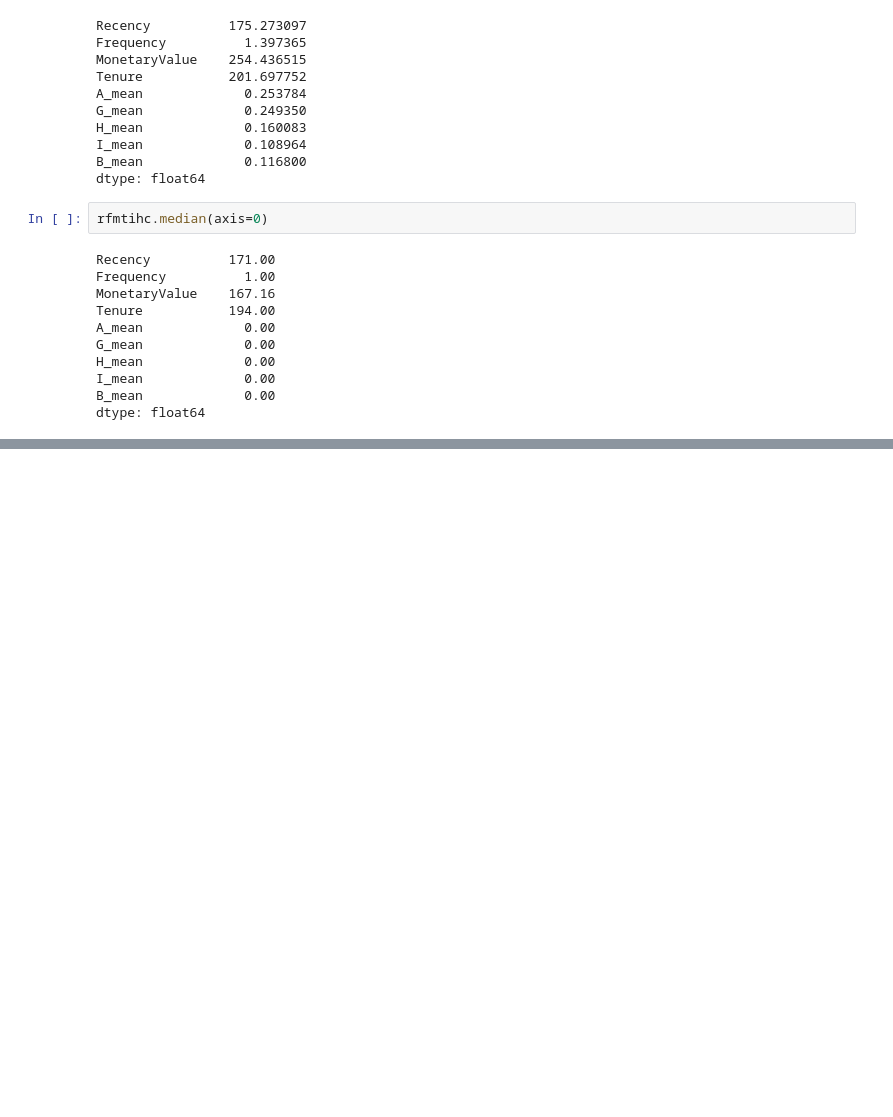
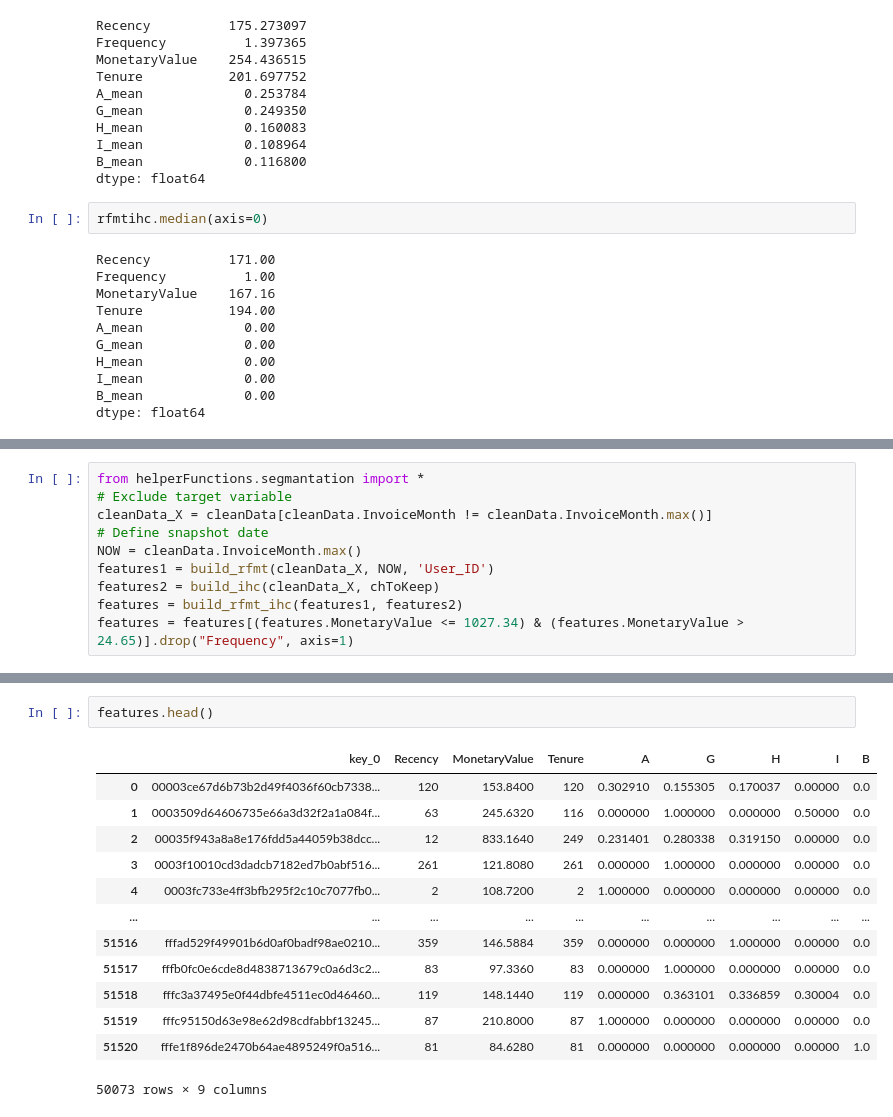
Before and after one commit to ahmedgehad/h_ams, a Jupyter notebook: jnb_sctech_trials_p1.ipynb, the cells around one changed output, grey strips where cells are left out. Cells and saved outputs as stored; diff of their text form; blank space fills up the shorter version.

```diff
--- a/jnb_sctech_trials_p1.ipynb
+++ b/jnb_sctech_trials_p1.ipynb
@@ -489,0 +559,10 @@ dtype: float64
+# %%
+from helperFunctions.segmantation import *
+# Exclude target variable
+cleanData_X = cleanData[cleanData.InvoiceMonth != cleanData.InvoiceMonth.max()]
+# Define snapshot date
+NOW = cleanData.InvoiceMonth.max()
+features1 = build_rfmt(cleanData_X, NOW, 'User_ID')
+features2 = build_ihc(cleanData_X, chToKeep)
+features = build_rfmt_ihc(features1, features2)
+features = features[(features.MonetaryValue <= 1027.34) & (features.MonetaryValue > 24.65)].drop("Frequency", axis=1)
@@ -489,0 +587,16 @@ dtype: float64
+# %%
+features.head()
+# %% [output]
+|  | key_0 | Recency | MonetaryValue | Tenure | A | G | H | I | B |
+| 0 | 00003ce67d6b73b2d49f4036f60cb7338... | 120 | 153.8400 | 120 | 0.302910 | 0.155305 | 0.170037 | 0.00000 | 0.0 |
+| 1 | 0003509d64606735e66a3d32f2a1a084f... | 63 | 245.6320 | 116 | 0.000000 | 1.000000 | 0.000000 | 0.50000 | 0.0 |
+| 2 | 00035f943a8a8e176fdd5a44059b38dcc... | 12 | 833.1640 | 249 | 0.231401 | 0.280338 | 0.319150 | 0.00000 | 0.0 |
+| 3 | 0003f10010cd3dadcb7182ed7b0abf516... | 261 | 121.8080 | 261 | 0.000000 | 1.000000 | 0.000000 | 0.00000 | 0.0 |
+| 4 | 0003fc733e4ff3bfb295f2c10c7077fb0... | 2 | 108.7200 | 2 | 1.000000 | 0.000000 | 0.000000 | 0.00000 | 0.0 |
+| ... | ... | ... | ... | ... | ... | ... | ... | ... | ... |
+| 51516 | fffad529f49901b6d0af0badf98ae0210... | 359 | 146.5884 | 359 | 0.000000 | 0.000000 | 1.000000 | 0.00000 | 0.0 |
+| 51517 | fffb0fc0e6cde8d4838713679c0a6d3c2... | 83 | 97.3360 | 83 | 0.000000 | 1.000000 | 0.000000 | 0.00000 | 0.0 |
+| 51518 | fffc3a37495e0f44dbfe4511ec0d46460... | 119 | 148.1440 | 119 | 0.000000 | 0.363101 | 0.336859 | 0.30004 | 0.0 |
+| 51519 | fffc95150d63e98e62d98cdfabbf13245... | 87 | 210.8000 | 87 | 1.000000 | 0.000000 | 0.000000 | 0.00000 | 0.0 |
+| 51520 | fffe1f896de2470b64ae4895249f0a516... | 81 | 84.6280 | 81 | 0.000000 | 0.000000 | 0.000000 | 0.00000 | 1.0 |
+50073 rows × 9 columns
```
Also changed, not shown: parts of 13 cells of this notebook, 8 other files.
